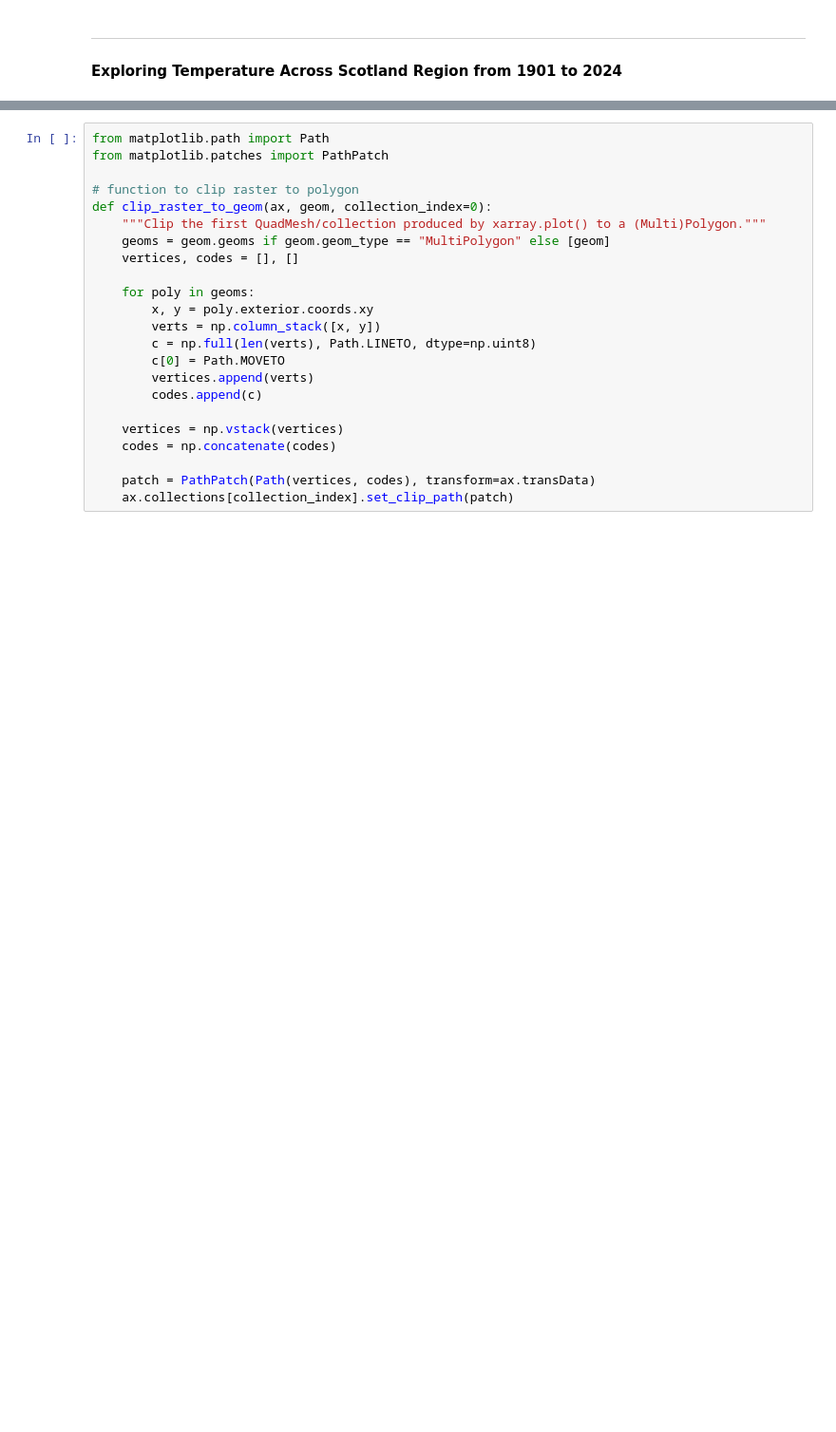
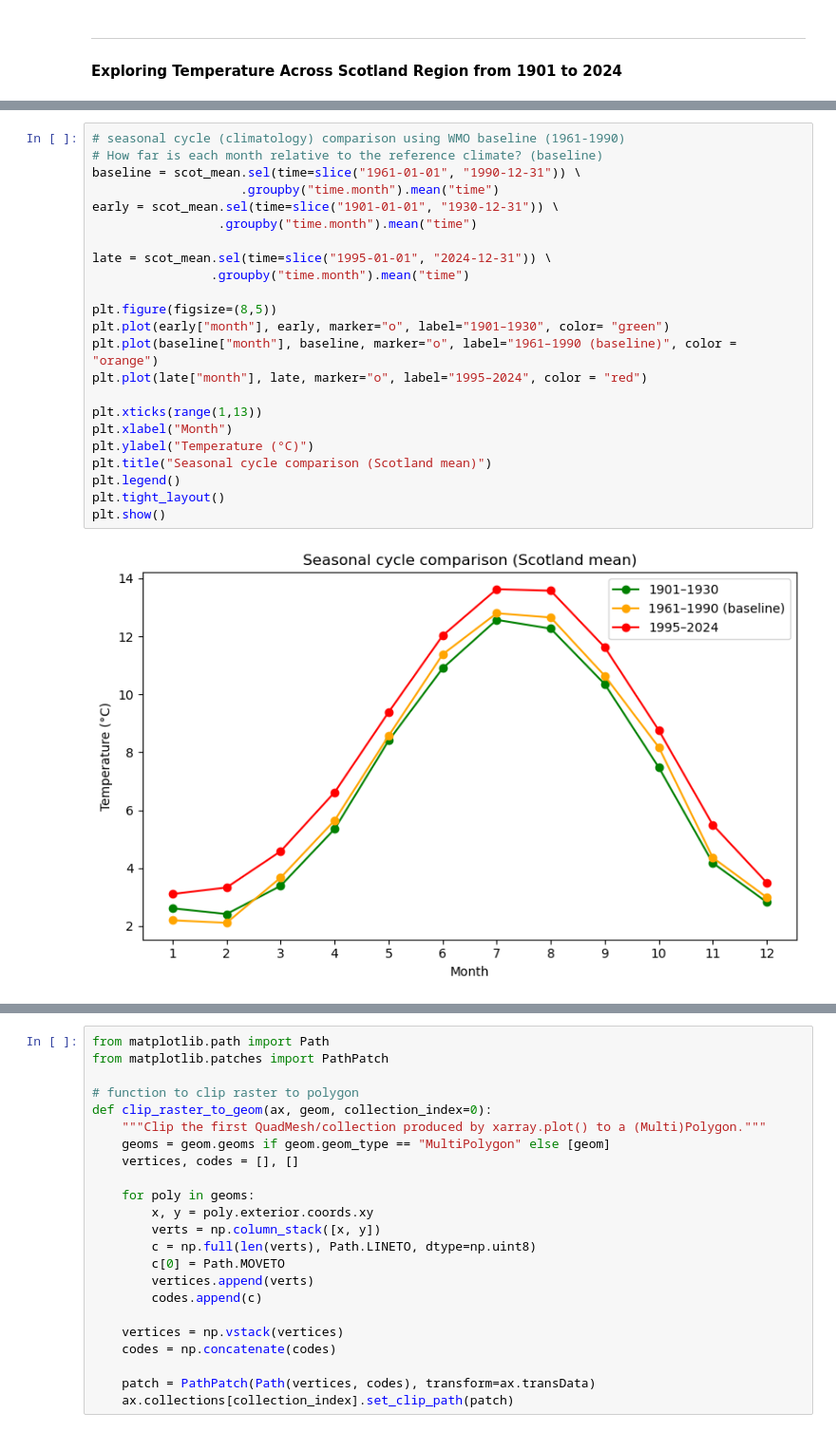
Before and after one commit to JacksonCDataScience/SRS_Project_2, a Jupyter notebook: 01_Project1_BHST.ipynb, the cells around one changed output, grey strips where cells are left out. Shown at 95% size. Saved outputs shown, nothing was run; the diff lists cells and outputs as text; blank space fills up the shorter version.

```diff
--- a/01_Project1_BHST.ipynb
+++ b/01_Project1_BHST.ipynb
@@ -112,0 +142,25 @@ plt.show()
+# %%
+# seasonal cycle (climatology) comparison using WMO baseline (1961-1990)
+# How far is each month relative to the reference climate? (baseline)
+baseline = scot_mean.sel(time=slice("1961-01-01", "1990-12-31")) \
+                    .groupby("time.month").mean("time")
+early = scot_mean.sel(time=slice("1901-01-01", "1930-12-31")) \
+                 .groupby("time.month").mean("time")
+
+late = scot_mean.sel(time=slice("1995-01-01", "2024-12-31")) \
+                .groupby("time.month").mean("time")
+
+plt.figure(figsize=(8,5))
+plt.plot(early["month"], early, marker="o", label="1901–1930", color= "green")
+plt.plot(baseline["month"], baseline, marker="o", label="1961–1990 (baseline)", color = "orange")
+plt.plot(late["month"], late, marker="o", label="1995–2024", color = "red")
+
+plt.xticks(range(1,13))
+plt.xlabel("Month")
+plt.ylabel("Temperature (°C)")
+plt.title("Seasonal cycle comparison (Scotland mean)")
+plt.legend()
+plt.tight_layout()
+plt.show()
+# %% [output]
+[figure, added]
```
Also changed, not shown: parts of 9 cells of this notebook.
